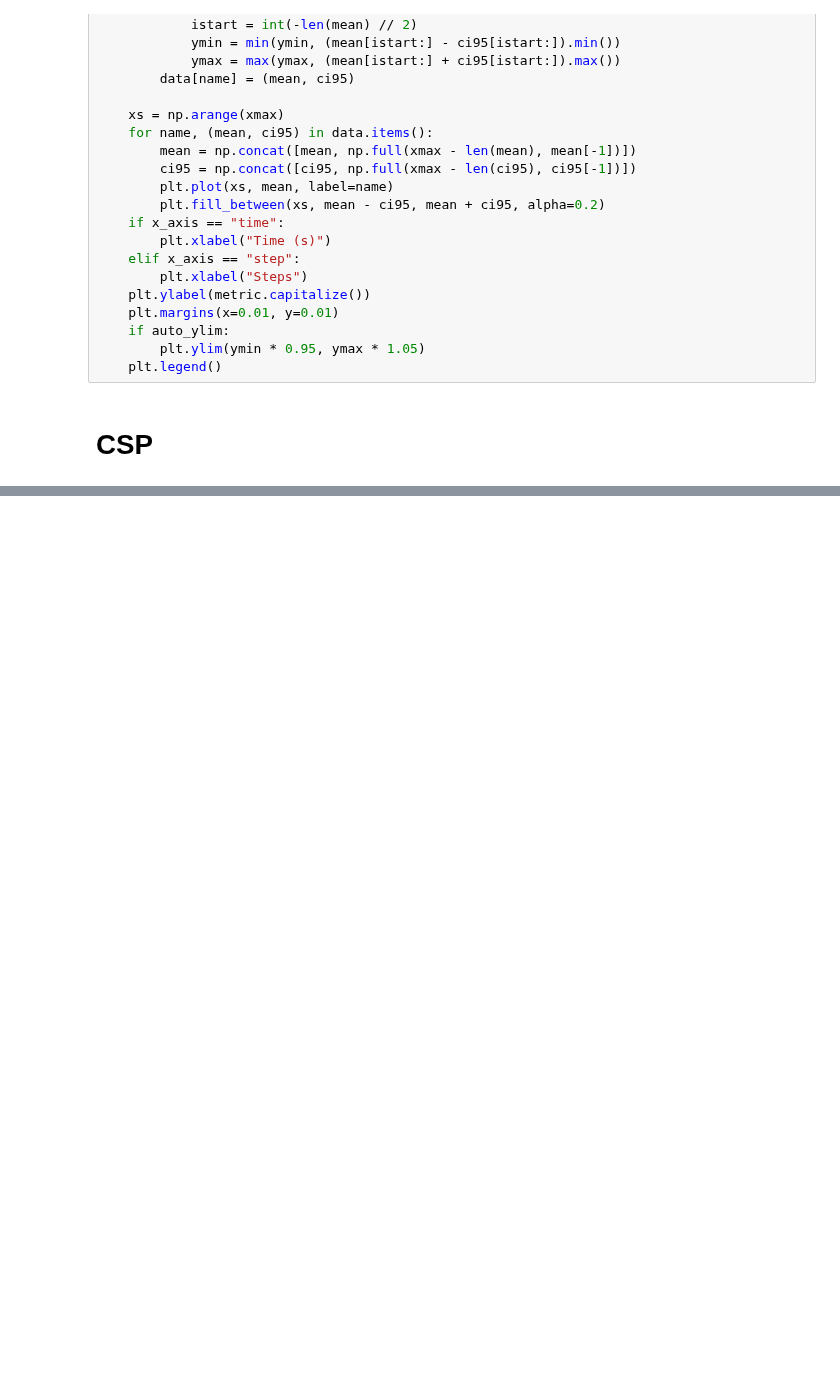
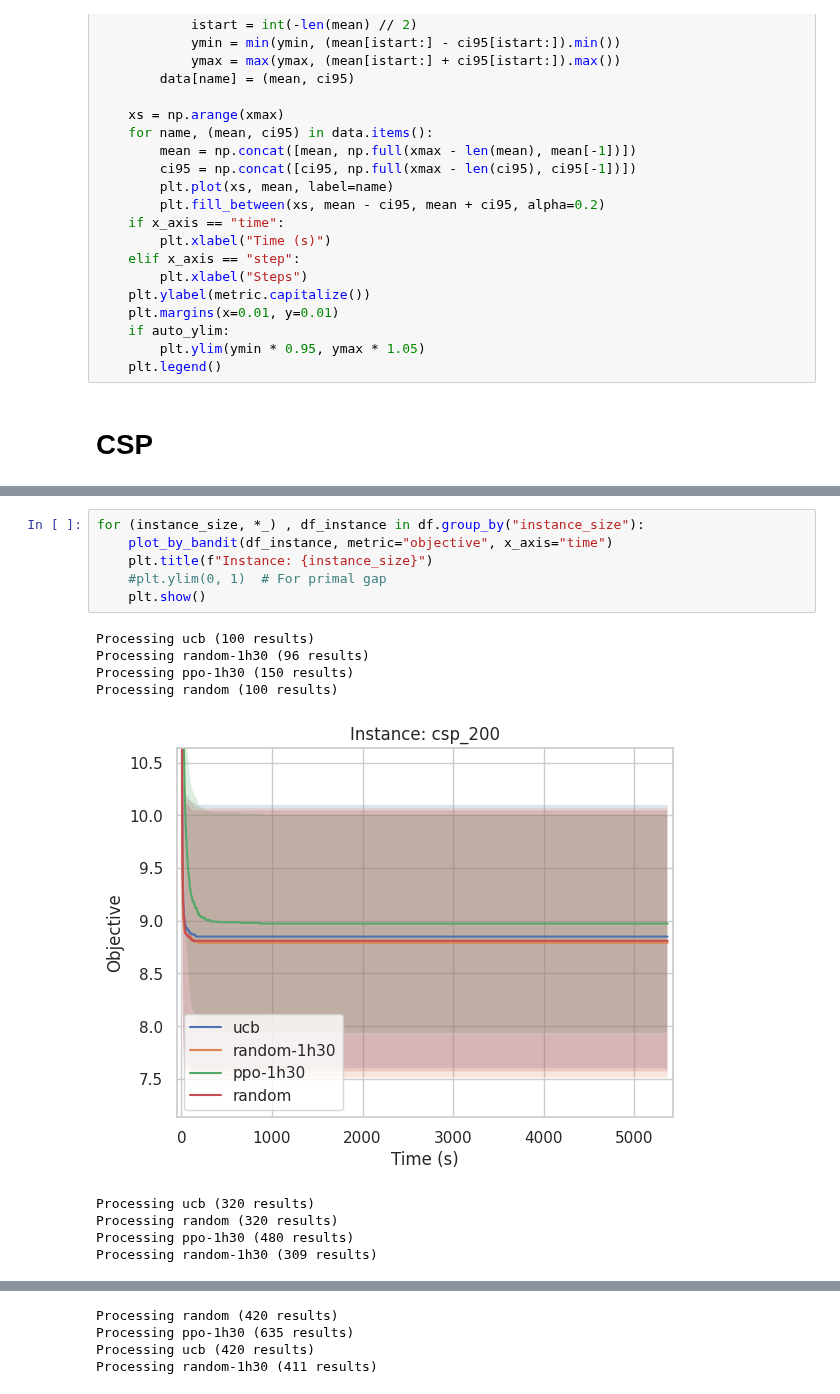
Before and after one commit to oscar-lib/LearningForOptimizing, a Jupyter notebook: plots.ipynb, the cells around one changed output, grey strips where cells are left out. Drawn from its saved outputs; the diff is of its cells as text; blank space fills up the shorter version.

```diff
--- a/plots.ipynb
+++ b/plots.ipynb
@@ -134,0 +120,16 @@ for (instance, *_), x in df.group_by(pl.col("instance")):
+# %%
+for (instance_size, *_) , df_instance in df.group_by("instance_size"):
+    plot_by_bandit(df_instance, metric="objective", x_axis="time")
+    plt.title(f"Instance: {instance_size}")
+    #plt.ylim(0, 1)  # For primal gap
+    plt.show()
+# %% [output]
+Processing ucb (100 results)
+Processing random-1h30 (96 results)
+Processing ppo-1h30 (150 results)
+Processing random (100 results)
+[figure, added]
+Processing ucb (320 results)
+Processing random (320 results)
+Processing ppo-1h30 (480 results)
+Processing random-1h30 (309 results)
@@ -134,0 +137,4 @@ for (instance, *_), x in df.group_by(pl.col("instance")):
+Processing random (420 results)
+Processing ppo-1h30 (635 results)
+Processing ucb (420 results)
+Processing random-1h30 (411 results)
```
Also changed, not shown: parts of 5 cells of this notebook, 5 other files.
